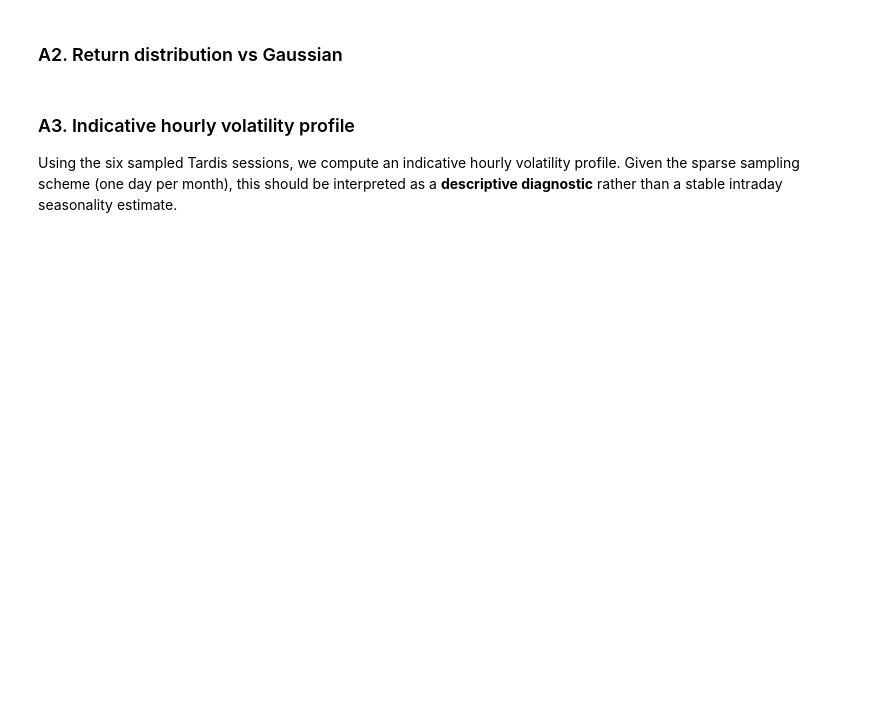
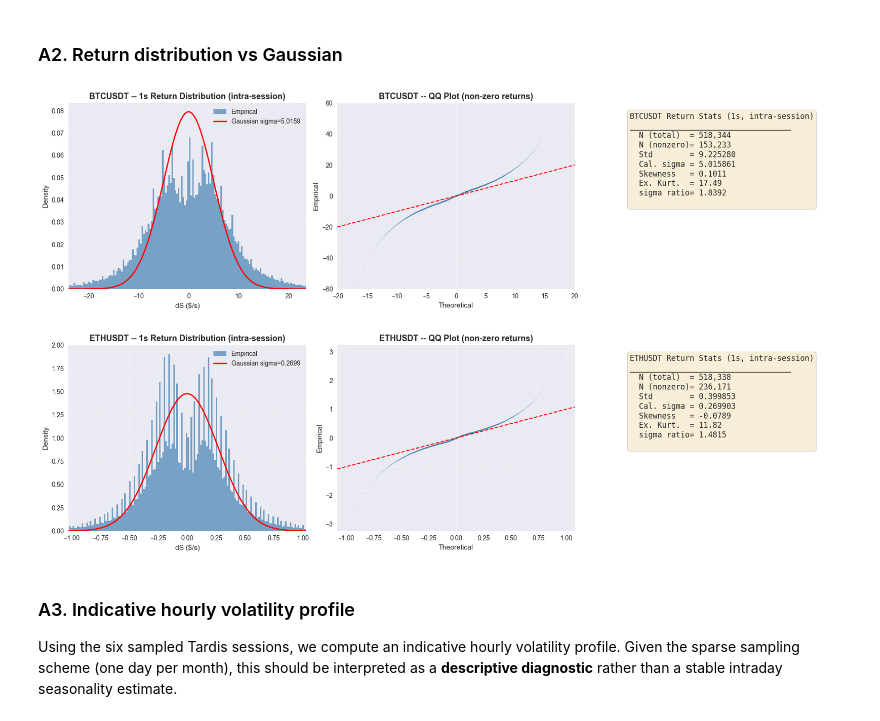
Before and after one commit to hamzaelarji/Market-Microstructure-, a Jupyter notebook: project/notebooks/08_real_data_backtest.ipynb, the cells around one changed output. Drawn from its saved outputs; the diff is of its cells as text; code cells hidden in the pictures; blank space fills up the shorter version.

```diff
--- a/project/notebooks/08_real_data_backtest.ipynb
+++ b/project/notebooks/08_real_data_backtest.ipynb
@@ -65,7 +65,7 @@ CKPT_DIR = DATA_DIR / "checkpoints_tardis"
 PARAMS_FILE = DATA_DIR / "calibrated_params.json"
 
 SYMBOLS = ["BTCUSDT", "ETHUSDT"]
-DEFAULT_GAMMA = 0.01  # crypto-scale gamma
+DEFAULT_GAMMA =  0.01  # crypto-scale gamma
 
 # ── Load calibrated parameters ───────────────────────────────
 assert PARAMS_FILE.exists(), f"Run Notebook 11 first -- {PARAMS_FILE} not found"
@@ -86,9 +86,9 @@ for symbol in SYMBOLS:
     }
 
     # Load mid-prices
-    mid_file = DATA_DIR / f"mid_prices_{symbol}.parquet"
+    mid_file = DATA_DIR / f"mid_prices_{symbol}.csv"
     assert mid_file.exists(), f"Missing {mid_file}"
-    all_mid[symbol] = pd.read_parquet(mid_file)["mid_price"]
+    all_mid[symbol] = pd.read_csv(mid_file, index_col=0, parse_dates=True)["mid_price"]
 
     # Load interval tables from checkpoint (built by Notebook 11)
     ckpt_file = CKPT_DIR / f"{symbol}_mle.pkl"
@@ -203,14 +225,16 @@ for symbol in SYMBOLS:
     sigma = all_params[symbol]["sigma"]
     returns_1s = returns_by_session(mid)
 
-    q_lo, q_hi = returns_1s.quantile([0.001, 0.999])
-    returns_trimmed = returns_1s[(returns_1s > q_lo) & (returns_1s < q_hi)]
+    # Remove zeros (sparse series) then trim
+    returns_nonzero = returns_1s[returns_1s != 0]
+    q_lo, q_hi = returns_nonzero.quantile([0.01, 0.99])
+    returns_trimmed = returns_nonzero[(returns_nonzero > q_lo) & (returns_nonzero < q_hi)]
 
     fig, axes_r = plt.subplots(1, 3, figsize=(18, 5))
 
     # Histogram
     ax = axes_r[0]
-    ax.hist(returns_trimmed, bins=300, density=True, alpha=0.7, color="steelblue",
+    ax.hist(returns_trimmed, bins=150, density=True, alpha=0.7, color="steelblue",
             label="Empirical")
     x_g = np.linspace(q_lo, q_hi, 500)
     ax.plot(x_g, norm.pdf(x_g, 0, sigma), "r-", lw=2,
@@ -221,45 +245,50 @@ for symbol in SYMBOLS:
     ax.set_ylabel("Density")
     ax.legend()
     ax.grid(True, alpha=0.3)
+    ax.set_xlim(q_lo, q_hi)
 
-    # QQ plot (trimmed to P0.1 -- P99.9 for readability)
+    # QQ plot on non-zero returns, fixed axis to ±4σ
     ax = axes_r[1]
-    qq_sample = returns_1s[(returns_1s >= q_lo) & (returns_1s <= q_hi)].values
-    sorted_r = np.sort(qq_sample)
+    sorted_r = np.sort(returns_nonzero.values)
     n = len(sorted_r)
     theoretical = norm.ppf(np.linspace(1/(n+1), n/(n+1), n), 0, sigma)
     step = max(1, n // 2000)
+    lim = 4 * sigma
     ax.scatter(theoretical[::step], sorted_r[::step], s=1, alpha=0.3, color="steelblue")
-    lim = max(abs(theoretical[::step]).max(), abs(sorted_r[::step]).max()) * 0.8
     ax.plot([-lim, lim], [-lim, lim], "r--", lw=1.5)
-    ax.set_title(f"{symbol} -- QQ Plot (trimmed)", fontsize=13, fontweight="bold")
+    ax.set_title(f"{symbol} -- QQ Plot (non-zero returns)", fontsize=13, fontweight="bold")
     ax.set_xlabel("Theoretical")
     ax.set_ylabel("Empirical")
     ax.grid(True, alpha=0.3)
     ax.set_xlim(-lim, lim)
-    ax.set_ylim(-lim, lim)
+    ax.set_ylim(-lim * 3, lim * 3)
 
     # Stats
     ax = axes_r[2]
     ax.axis("off")
-    kurt_val = kurtosis(returns_1s.dropna())
-    skew_val = skew(returns_1s.dropna())
+    kurt_val = kurtosis(returns_nonzero.dropna())
+    skew_val = skew(returns_nonzero.dropna())
+    sep = "_" * 35
     stats_text = (
         f"{symbol} Return Stats (1s, intra-session)\n"
-        f"{'_'*35}\n"
-        f"  N          = {len(returns_1s):,}\n"
-        f"  Std        = {returns_1s.std():.6f}\n"
+        f"{sep}\n"
+        f"  N (total)  = {len(returns_1s):,}\n"
+        f"  N (nonzero)= {len(returns_nonzero):,}\n"
+        f"  Std        = {returns_nonzero.std():.6f}\n"
         f"  Cal. sigma = {sigma:.6f}\n"
         f"  Skewness   = {skew_val:.4f}\n"
         f"  Ex. Kurt.  = {kurt_val:.2f}\n"
-        f"  sigma ratio= {returns_1s.std()/sigma:.4f}\n"
+        f"  sigma ratio= {returns_nonzero.std()/sigma:.4f}\n"
     )
     ax.text(0.1, 0.95, stats_text, transform=ax.transAxes, fontsize=12,
             verticalalignment="top", fontfamily="monospace",
             bbox=dict(boxstyle="round", facecolor="wheat", alpha=0.5))
 
     plt.tight_layout()
     plt.show()
+# %% [output]
+[figure, added]
+[figure, added]
 # %% [markdown]
 ### A3. Indicative hourly volatility profile
 
```
Also changed, not shown: parts of 21 cells of this notebook, 36 other files.
